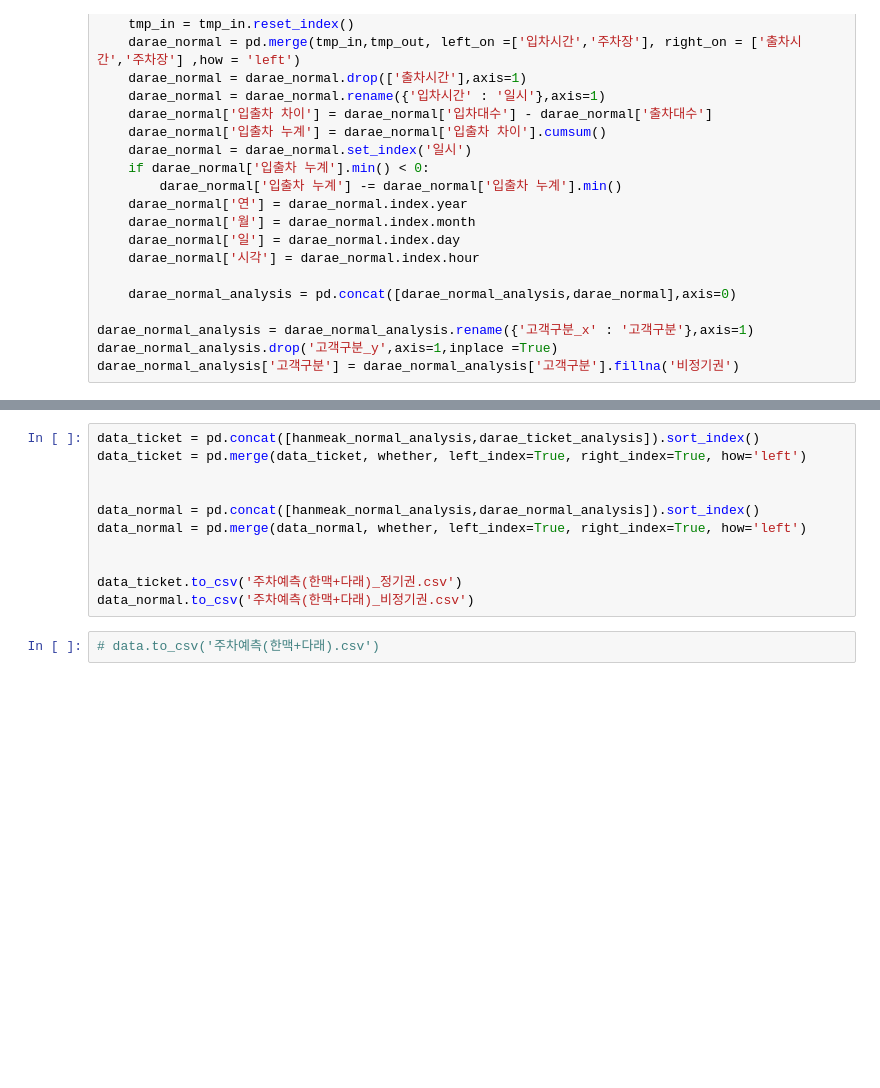
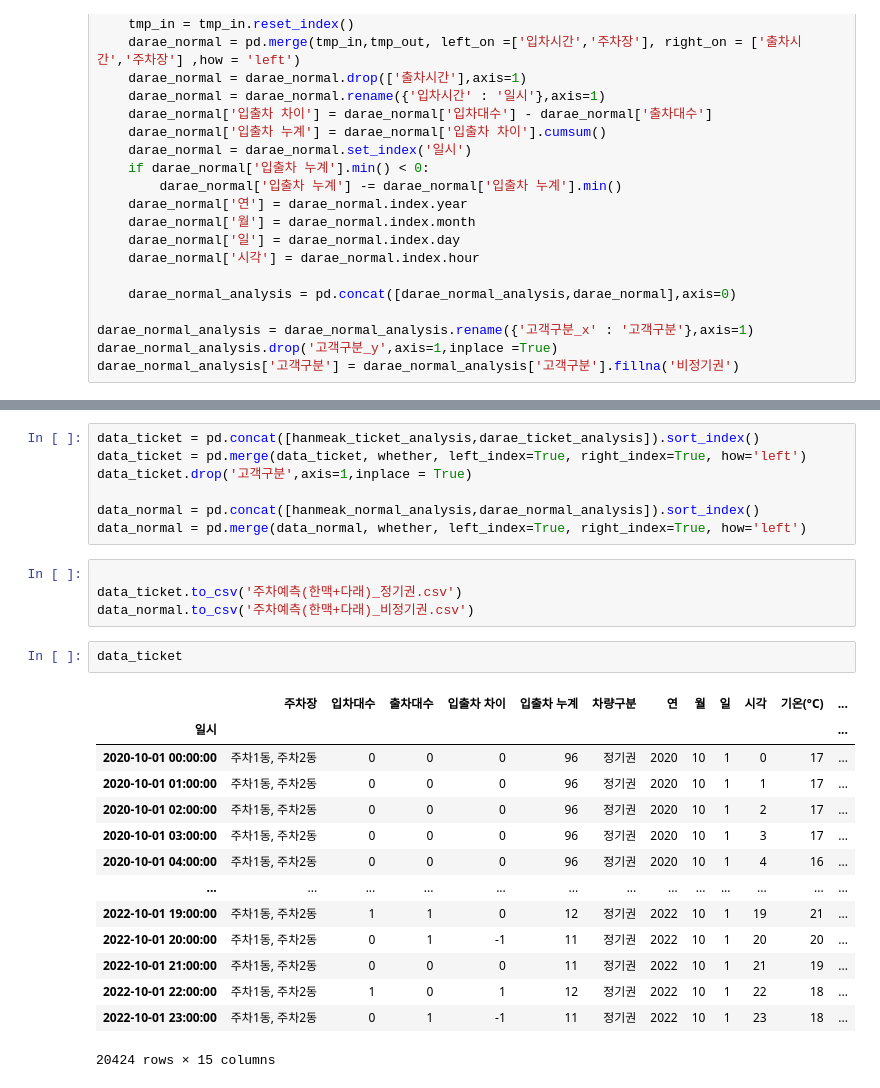
Before and after one commit to KeumHyeonJun/Governmnet_project, a Jupyter notebook: 알고리즘/전처리ver2.ipynb, the cells around one changed output, grey strips where cells are left out. Drawn from its saved outputs; the diff is of its cells as text; blank space fills up the shorter version.

```diff
--- a/알고리즘/전처리ver2.ipynb
+++ b/알고리즘/전처리ver2.ipynb
@@ -354,13 +367,28 @@ hanmeak_normal_analysis
 # %%
-data_ticket = pd.concat([hanmeak_normal_analysis,darae_ticket_analysis]).sort_index()
+data_ticket = pd.concat([hanmeak_ticket_analysis,darae_ticket_analysis]).sort_index()
 data_ticket = pd.merge(data_ticket, whether, left_index=True, right_index=True, how='left')
-
+data_ticket.drop('고객구분',axis=1,inplace = True)
 
 data_normal = pd.concat([hanmeak_normal_analysis,darae_normal_analysis]).sort_index()
 data_normal = pd.merge(data_normal, whether, left_index=True, right_index=True, how='left')
-
-
-data_ticket.to_csv('주차예측(한맥+다래)_정기권.csv')
-data_normal.to_csv('주차예측(한맥+다래)_비정기권.csv')
 # %%
-# data.to_csv('주차예측(한맥+다래).csv')
+
+data_ticket.to_csv('주차예측(한맥+다래)_정기권.csv')
+data_normal.to_csv('주차예측(한맥+다래)_비정기권.csv')
+# %%
+data_ticket
+# %% [output]
+|  | 주차장 | 입차대수 | 출차대수 | 입출차 차이 | 입출차 누계 | 차량구분 | 연 | 월 | 일 | 시각 | 기온(°C) | ... |
+| 일시 |  |  |  |  |  |  |  |  |  |  |  | ... |
+| 2020-10-01 00:00:00 | 주차1동, 주차2동 | 0 | 0 | 0 | 96 | 정기권 | 2020 | 10 | 1 | 0 | 17 | ... |
+| 2020-10-01 01:00:00 | 주차1동, 주차2동 | 0 | 0 | 0 | 96 | 정기권 | 2020 | 10 | 1 | 1 | 17 | ... |
+| 2020-10-01 02:00:00 | 주차1동, 주차2동 | 0 | 0 | 0 | 96 | 정기권 | 2020 | 10 | 1 | 2 | 17 | ... |
+| 2020-10-01 03:00:00 | 주차1동, 주차2동 | 0 | 0 | 0 | 96 | 정기권 | 2020 | 10 | 1 | 3 | 17 | ... |
+| 2020-10-01 04:00:00 | 주차1동, 주차2동 | 0 | 0 | 0 | 96 | 정기권 | 2020 | 10 | 1 | 4 | 16 | ... |
+| ... | ... | ... | ... | ... | ... | ... | ... | ... | ... | ... | ... | ... |
+| 2022-10-01 19:00:00 | 주차1동, 주차2동 | 1 | 1 | 0 | 12 | 정기권 | 2022 | 10 | 1 | 19 | 21 | ... |
+| 2022-10-01 20:00:00 | 주차1동, 주차2동 | 0 | 1 | -1 | 11 | 정기권 | 2022 | 10 | 1 | 20 | 20 | ... |
+| 2022-10-01 21:00:00 | 주차1동, 주차2동 | 0 | 0 | 0 | 11 | 정기권 | 2022 | 10 | 1 | 21 | 19 | ... |
+| 2022-10-01 22:00:00 | 주차1동, 주차2동 | 1 | 0 | 1 | 12 | 정기권 | 2022 | 10 | 1 | 22 | 18 | ... |
+| 2022-10-01 23:00:00 | 주차1동, 주차2동 | 0 | 1 | -1 | 11 | 정기권 | 2022 | 10 | 1 | 23 | 18 | ... |
+20424 rows × 15 columns
```
Also changed, not shown: parts of 9 cells of this notebook, 1 other file.
